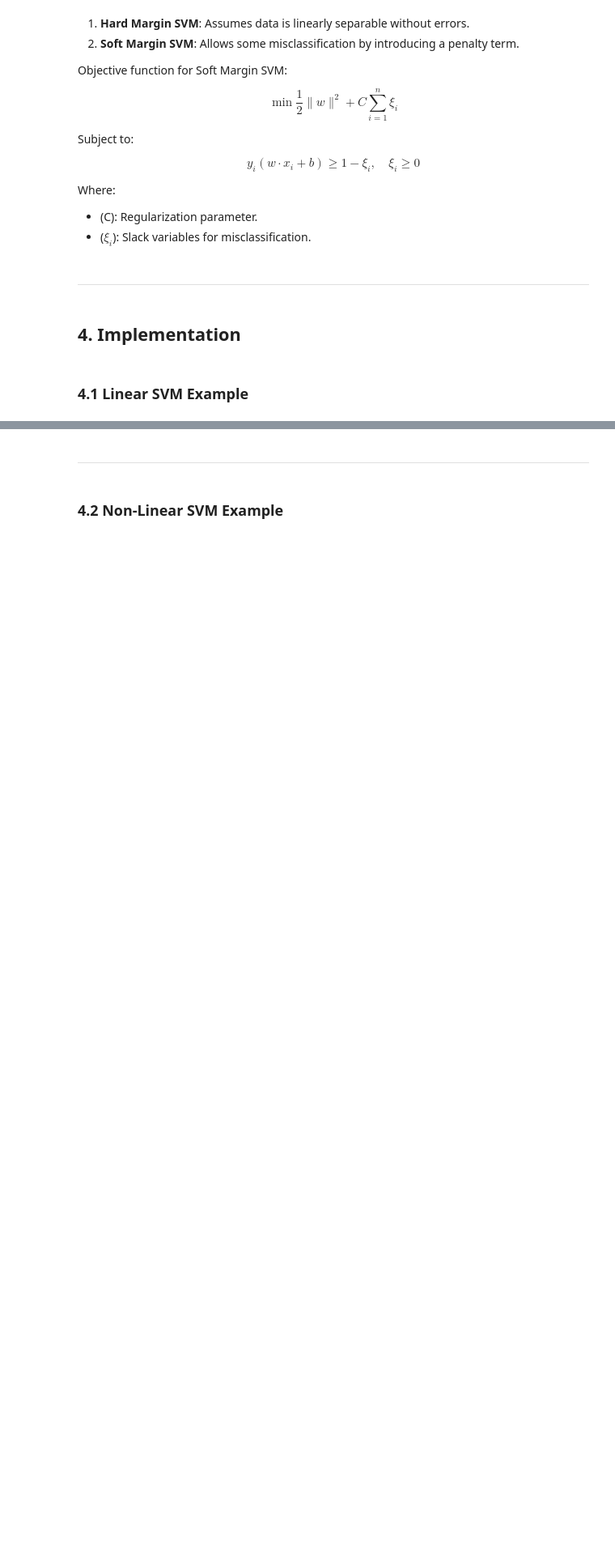
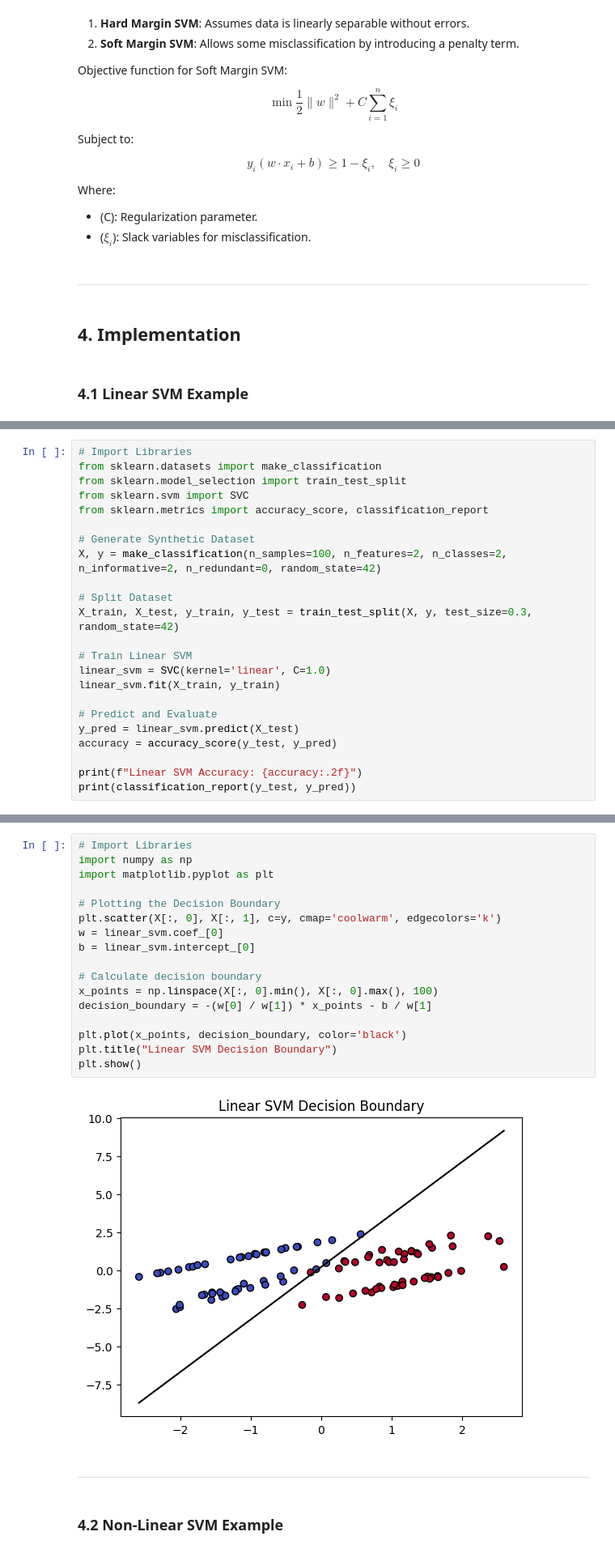
Before and after one commit to dmisasanka2002/Machine-Learning-Concepts, a Jupyter notebook: Supervised Learning/13 - Support Vector Machine (SVM).ipynb, the cells around one changed output, grey strips where cells are left out. Shown at 81% size. Cells and saved outputs as stored; diff of their text form; blank space fills up the shorter version.

```diff
--- a/Supervised Learning/13 - Support Vector Machine (SVM).ipynb
+++ b/Supervised Learning/13 - Support Vector Machine (SVM).ipynb
@@ -165,0 +121,23 @@ plt.show()
+# %%
+# Import Libraries
+from sklearn.datasets import make_classification
+from sklearn.model_selection import train_test_split
+from sklearn.svm import SVC
+from sklearn.metrics import accuracy_score, classification_report
+
+# Generate Synthetic Dataset
+X, y = make_classification(n_samples=100, n_features=2, n_classes=2, n_informative=2, n_redundant=0, random_state=42)
+
+# Split Dataset
+X_train, X_test, y_train, y_test = train_test_split(X, y, test_size=0.3, random_state=42)
+
+# Train Linear SVM
+linear_svm = SVC(kernel='linear', C=1.0)
+linear_svm.fit(X_train, y_train)
+
+# Predict and Evaluate
+y_pred = linear_svm.predict(X_test)
+accuracy = accuracy_score(y_test, y_pred)
+
+print(f"Linear SVM Accuracy: {accuracy:.2f}")
+print(classification_report(y_test, y_pred))
@@ -166,3 +156,22 @@ plt.show()
+# %%
+# Import Libraries
+import numpy as np
+import matplotlib.pyplot as plt
+
+# Plotting the Decision Boundary
+plt.scatter(X[:, 0], X[:, 1], c=y, cmap='coolwarm', edgecolors='k')
+w = linear_svm.coef_[0]
+b = linear_svm.intercept_[0]
+
+# Calculate decision boundary
+x_points = np.linspace(X[:, 0].min(), X[:, 0].max(), 100)
+decision_boundary = -(w[0] / w[1]) * x_points - b / w[1]
+
+plt.plot(x_points, decision_boundary, color='black')
+plt.title("Linear SVM Decision Boundary")
+plt.show()
+# %% [output]
+[figure, added]
 # %% [markdown]
 ###
 ---
```
Also changed, not shown: parts of 6 cells of this notebook.
